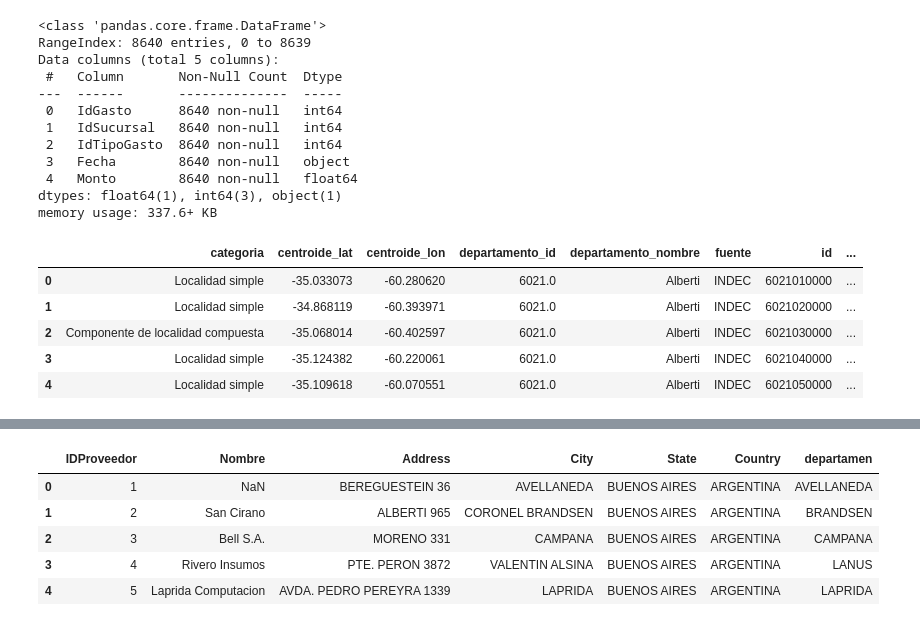
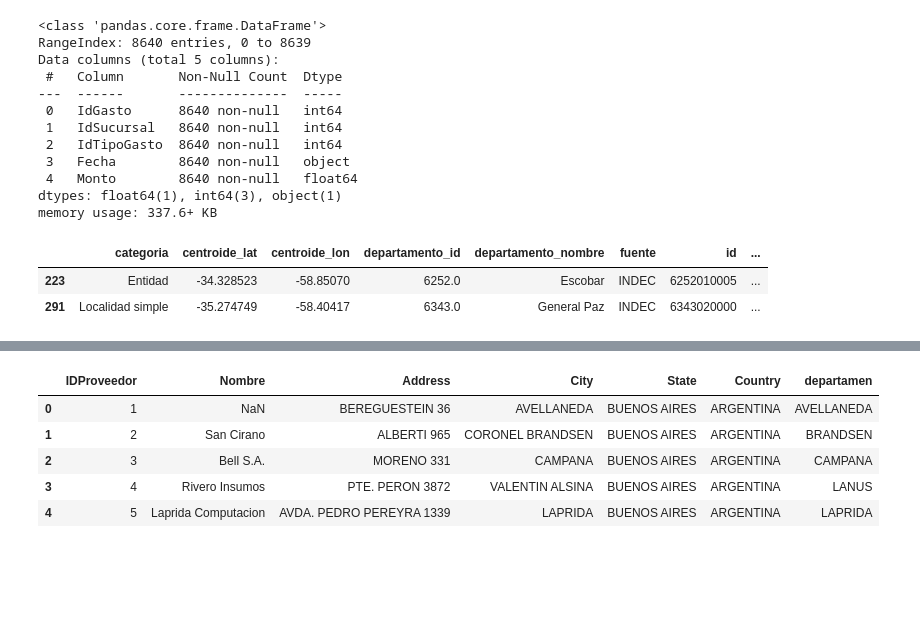
Before and after one commit to lugeminai/DS-PI-ProyectoIndividual, a Jupyter notebook: Proyecto.ipynb, the cells around one changed output, grey strips where cells are left out. Saved outputs shown, nothing was run; the diff lists cells and outputs as text; code cells hidden in the pictures; blank space fills up the shorter version.

```diff
--- a/Proyecto.ipynb
+++ b/Proyecto.ipynb
@@ -107,15 +107,14 @@ memory usage: 337.6+ KB
 # %%
 # Dataset localidad
 
 localidad = pd.read_csv('Datasets/localidades.csv', delimiter = ',',encoding = "utf-8")
 localidad.head(5)
+lomaVerde=localidad[localidad['nombre']=='LOMA VERDE']
+lomaVerde.head(5)
 # %% [output]
 |  | categoria | centroide_lat | centroide_lon | departamento_id | departamento_nombre | fuente | id | ... |
-| 0 | Localidad simple | -35.033073 | -60.280620 | 6021.0 | Alberti | INDEC | 6021010000 | ... |
-| 1 | Localidad simple | -34.868119 | -60.393971 | 6021.0 | Alberti | INDEC | 6021020000 | ... |
-| 2 | Componente de localidad compuesta | -35.068014 | -60.402597 | 6021.0 | Alberti | INDEC | 6021030000 | ... |
-| 3 | Localidad simple | -35.124382 | -60.220061 | 6021.0 | Alberti | INDEC | 6021040000 | ... |
-| 4 | Localidad simple | -35.109618 | -60.070551 | 6021.0 | Alberti | INDEC | 6021050000 | ... |
+| 223 | Entidad | -34.328523 | -58.85070 | 6252.0 | Escobar | INDEC | 6252010005 | ... |
+| 291 | Localidad simple | -35.274749 | -58.40417 | 6343.0 | General Paz | INDEC | 6343020000 | ... |
 # %%
 #visualizamos la informacion del dataframe localidad
 localidad.info()
```
Also changed, not shown: parts of 13 cells of this notebook.
